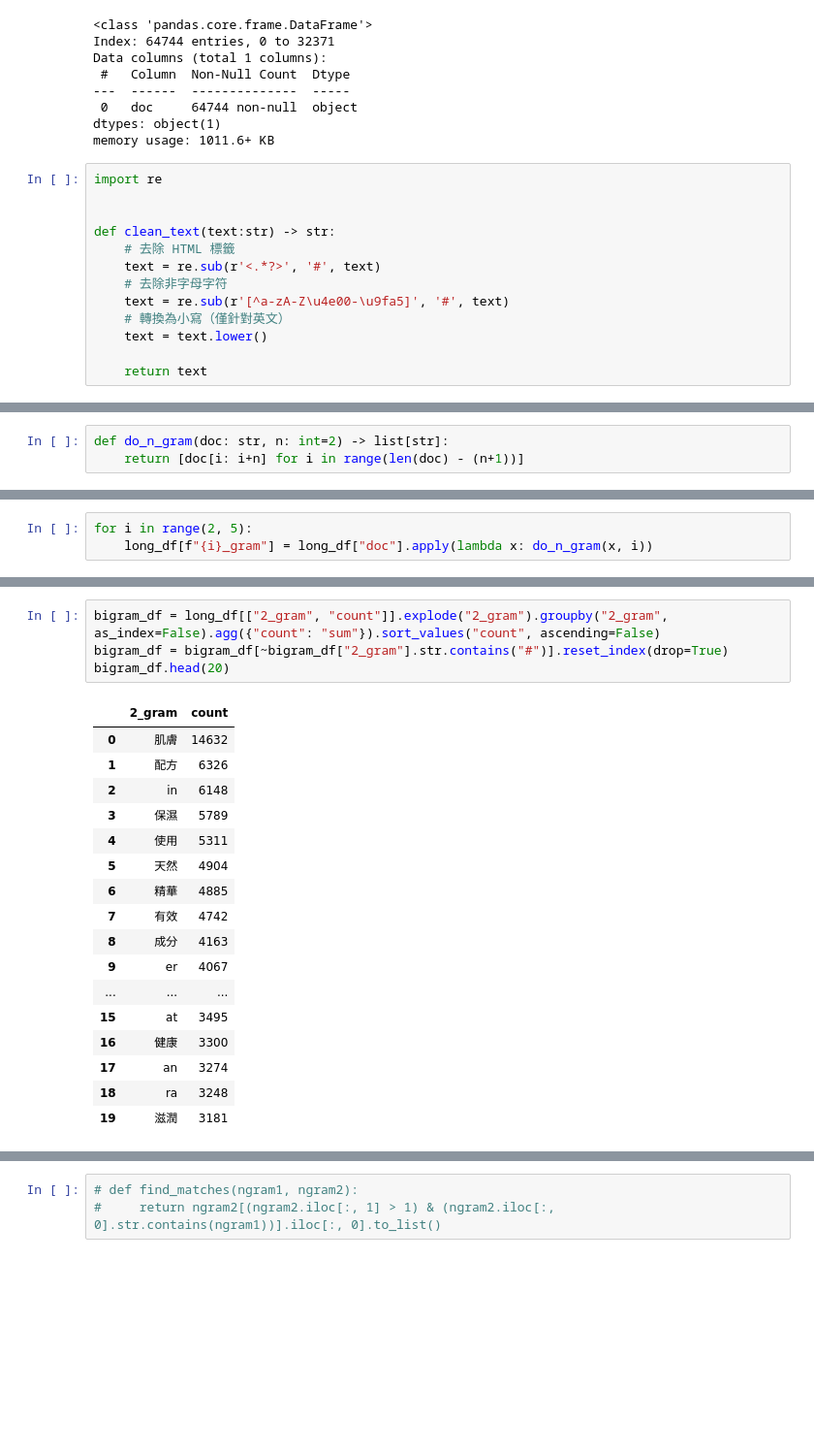
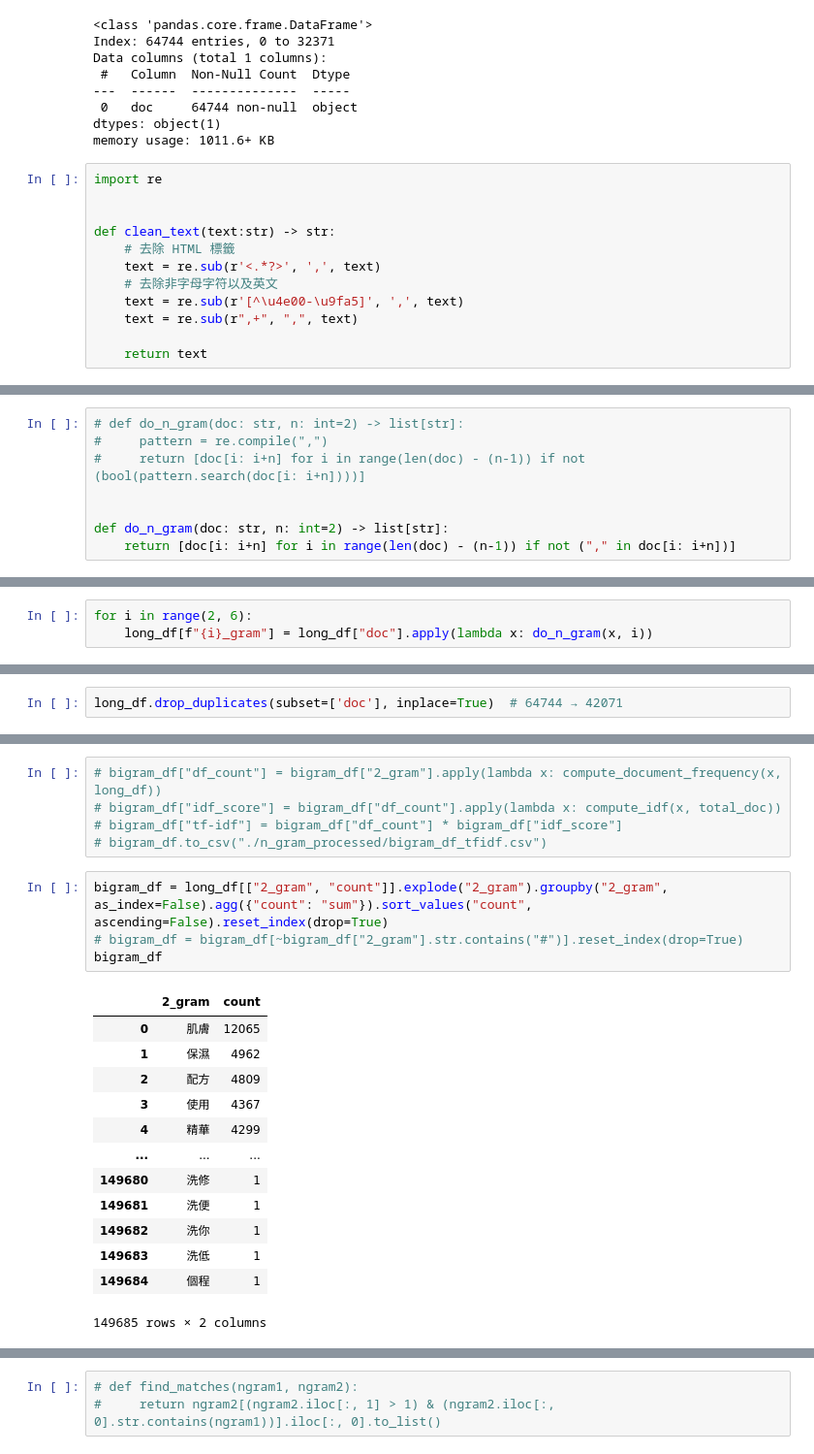
Before and after one commit to victor31ao/n_gram_and_hanlp, a Jupyter notebook: n_gram_df.ipynb, the cells around one changed output, grey strips where cells are left out. Shown: that part at 97% size. Cells and saved outputs as stored; diff of their text form; blank space fills up the shorter version.

```diff
--- a/n_gram_df.ipynb
+++ b/n_gram_df.ipynb
@@ -57,11 +57,10 @@ import re
 
 def clean_text(text:str) -> str:
     # 去除 HTML 標籤
-    text = re.sub(r'<.*?>', '#', text)
-    # 去除非字母字符
-    text = re.sub(r'[^a-zA-Z\u4e00-\u9fa5]', '#', text)
-    # 轉換為小寫（僅針對英文）
-    text = text.lower()
+    text = re.sub(r'<.*?>', ',', text)
+    # 去除非字母字符以及英文
+    text = re.sub(r'[^\u4e00-\u9fa5]', ',', text)
+    text = re.sub(r",+", ",", text)
 
     return text
 # %%
@@ -77,4 +87,9 @@ long_df.head()
 # %%
+# def do_n_gram(doc: str, n: int=2) -> list[str]:
+#     pattern = re.compile(",")
+#     return [doc[i: i+n] for i in range(len(doc) - (n-1)) if not (bool(pattern.search(doc[i: i+n])))]
+
+
 def do_n_gram(doc: str, n: int=2) -> list[str]:
-    return [doc[i: i+n] for i in range(len(doc) - (n+1))]
+    return [doc[i: i+n] for i in range(len(doc) - (n-1)) if not ("," in doc[i: i+n])]
 # %%
@@ -82,4 +97,4 @@ colunm_name = ["bigram", ]
 long_df["count"] = 1
 # %%
-for i in range(2, 5):
+for i in range(2, 6):
     long_df[f"{i}_gram"] = long_df["doc"].apply(lambda x: do_n_gram(x, i))
@@ -94,0 +101,2 @@ long_df.head()
+# %%
+long_df.drop_duplicates(subset=['doc'], inplace=True)  # 64744 → 42071
@@ -95,23 +132,24 @@ long_df.head()
+# %%
+# bigram_df["df_count"] = bigram_df["2_gram"].apply(lambda x: compute_document_frequency(x, long_df))
+# bigram_df["idf_score"] = bigram_df["df_count"].apply(lambda x: compute_idf(x, total_doc))
+# bigram_df["tf-idf"] = bigram_df["df_count"] * bigram_df["idf_score"]
+# bigram_df.to_csv("./n_gram_processed/bigram_df_tfidf.csv")
 # %%
-bigram_df = long_df[["2_gram", "count"]].explode("2_gram").groupby("2_gram", as_index=False).agg({"count": "sum"}).sort_values("count", ascending=False)
-bigram_df = bigram_df[~bigram_df["2_gram"].str.contains("#")].reset_index(drop=True)
-bigram_df.head(20)
+bigram_df = long_df[["2_gram", "count"]].explode("2_gram").groupby("2_gram", as_index=False).agg({"count": "sum"}).sort_values("count", ascending=False).reset_index(drop=True)
+# bigram_df = bigram_df[~bigram_df["2_gram"].str.contains("#")].reset_index(drop=True)
+bigram_df
 # %% [output]
 |  | 2_gram | count |
-| 0 | 肌膚 | 14632 |
-| 1 | 配方 | 6326 |
-| 2 | in | 6148 |
-| 3 | 保濕 | 5789 |
-| 4 | 使用 | 5311 |
-| 5 | 天然 | 4904 |
-| 6 | 精華 | 4885 |
-| 7 | 有效 | 4742 |
-| 8 | 成分 | 4163 |
-| 9 | er | 4067 |
+| 0 | 肌膚 | 12065 |
+| 1 | 保濕 | 4962 |
+| 2 | 配方 | 4809 |
+| 3 | 使用 | 4367 |
+| 4 | 精華 | 4299 |
 | ... | ... | ... |
-| 15 | at | 3495 |
-| 16 | 健康 | 3300 |
-| 17 | an | 3274 |
-| 18 | ra | 3248 |
-| 19 | 滋潤 | 3181 |
+| 149680 | 洗修 | 1 |
+| 149681 | 洗便 | 1 |
+| 149682 | 洗你 | 1 |
+| 149683 | 洗低 | 1 |
+| 149684 | 個程 | 1 |
+149685 rows × 2 columns
 # %%
```
Also changed, not shown: parts of 20 cells of this notebook.
